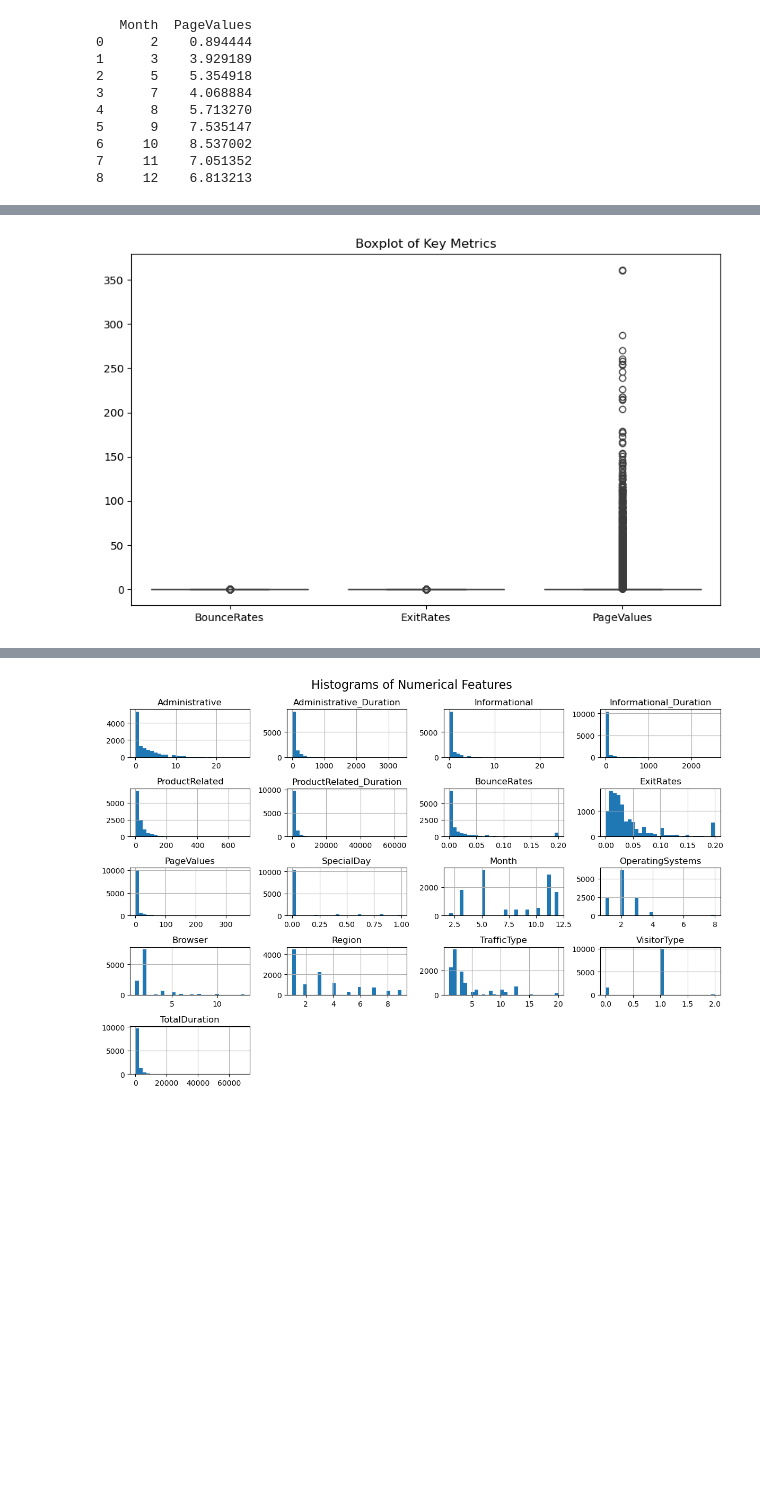
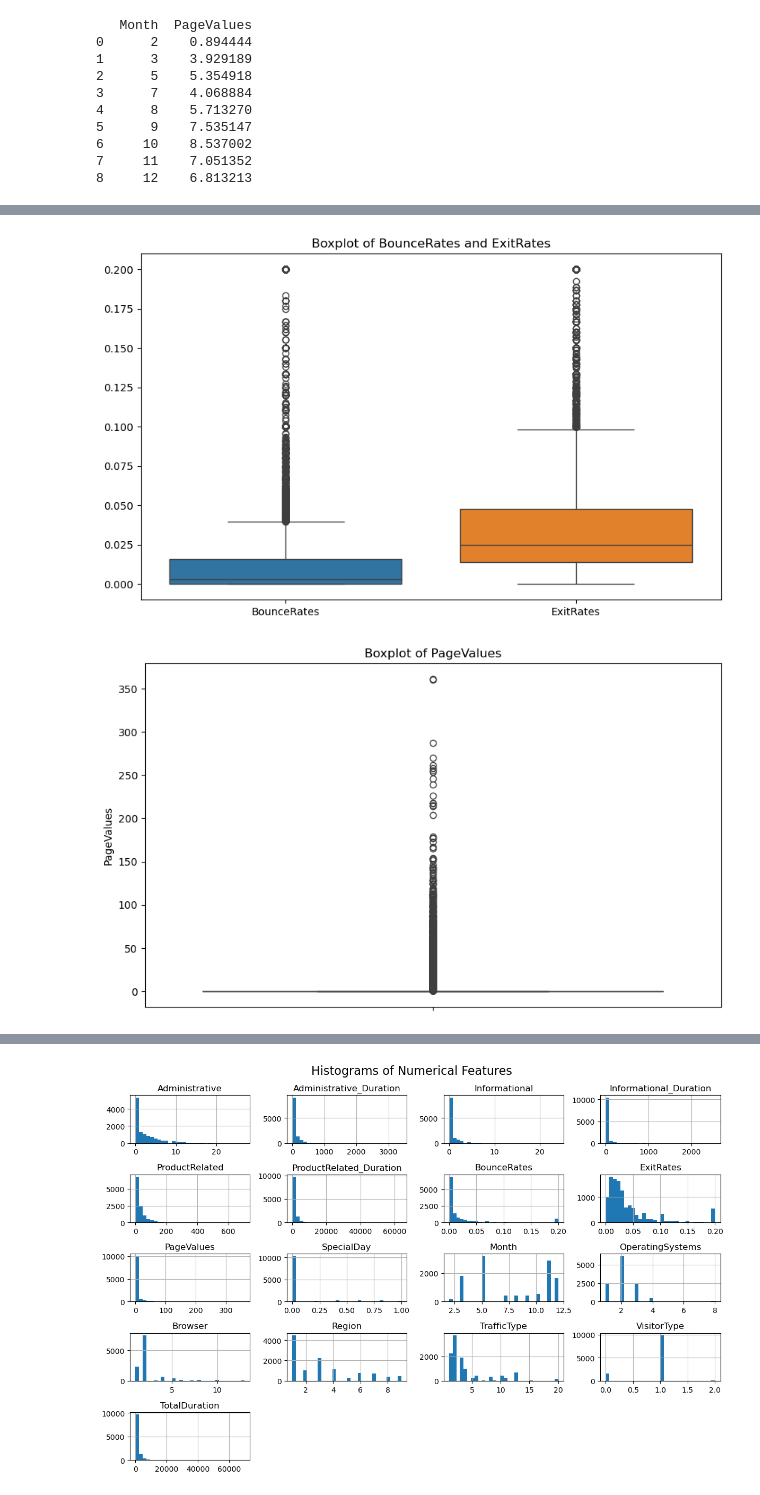
Before and after one commit to cameronmoran23/MADS500B_Final_Project_Group_2, a Jupyter notebook: main.ipynb, the cells around one changed output, grey strips where cells are left out. Drawn from its saved outputs; the diff is of its cells as text; code cells hidden in the pictures; blank space fills up the shorter version.

```diff
--- a/main.ipynb
+++ b/main.ipynb
@@ -212,7 +278,14 @@ plt.show()
 # %%
+# create a boxplot of our key metrics dealing with webpage usage
 plt.figure(figsize=(10,6))
-sns.boxplot(data=shoppers_df[['BounceRates', 'ExitRates', 'PageValues']])
-plt.title('Boxplot of Key Metrics')
+sns.boxplot(data=shoppers_df[['BounceRates', 'ExitRates']])
+plt.title('Boxplot of BounceRates and ExitRates')
 plt.show()
+
+plt.figure(figsize=(10,6))
+sns.boxplot(data=shoppers_df['PageValues'])
+plt.title('Boxplot of PageValues')
+plt.show()
 # %% [output]
-[figure, old version]
+[figure, new version]
+[figure, added]
```
Also changed, not shown: parts of 63 cells of this notebook.
